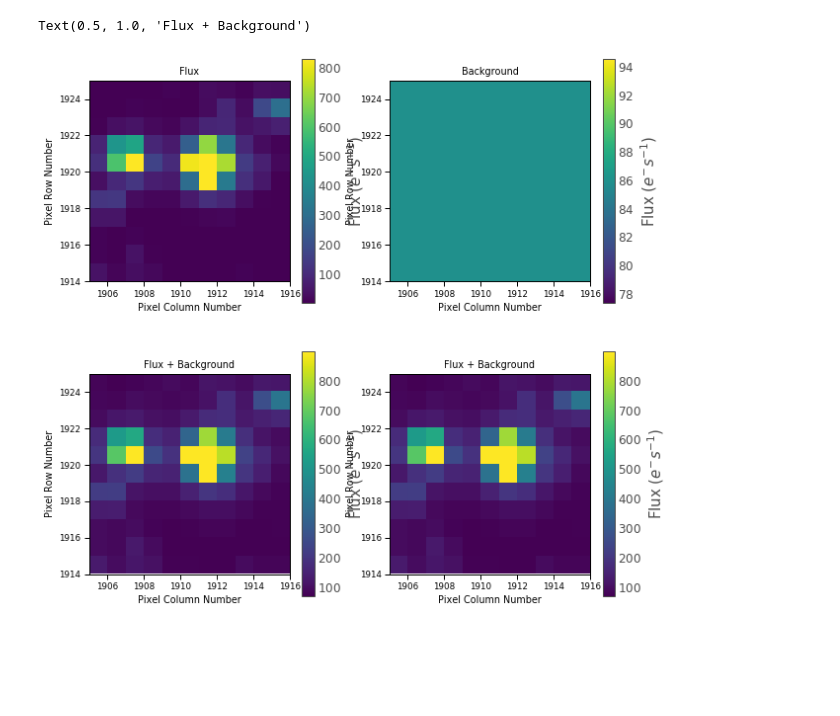
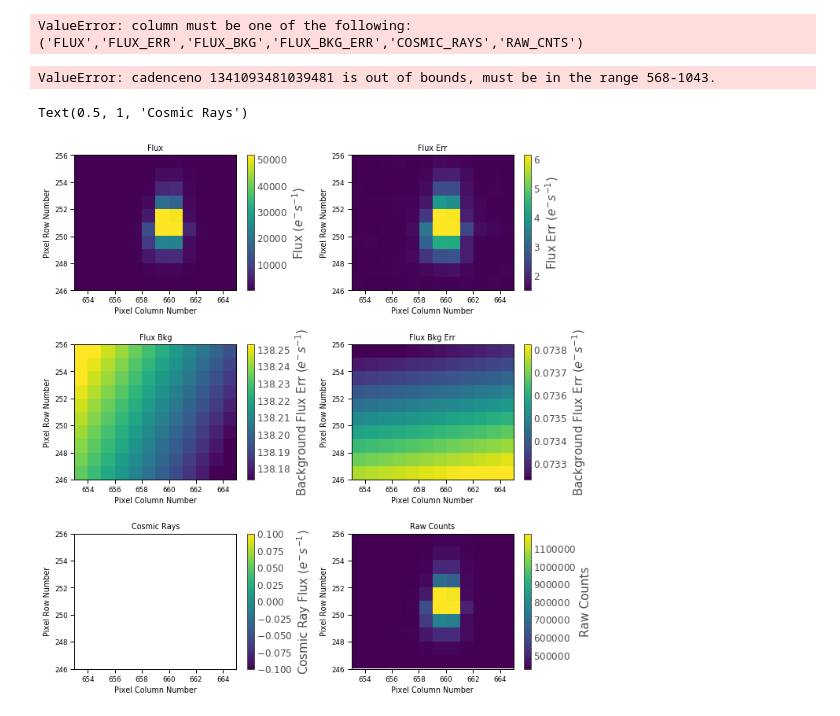
Before and after one commit to ojhall94/keplergohacks, a Jupyter notebook: tpf_change_checks.ipynb, the cells around one changed output. Drawn from its saved outputs; the diff is of its cells as text; code cells hidden in the pictures; blank space fills up the shorter version.

```diff
--- a/tpf_change_checks.ipynb
+++ b/tpf_change_checks.ipynb
@@ -4,20 +4,39 @@ import matplotlib.pyplot as plt
 import seaborn as sns
 sns.set_context('paper')
 # %%
-searchresult = lk.search_targetpixelfile('Kepler-10', mission='TESS')
+searchresult = lk.search_targetpixelfile('Kepler-10', mission='Kepler')
 # %%
 tpf = searchresult.download()
+# %%
+tpf.plot(column='not a column')
+# %% [output]
+ValueError: column must be one of the following: ('FLUX','FLUX_ERR','FLUX_BKG','FLUX_BKG_ERR','COSMIC_RAYS','RAW_CNTS')
+# %%
+tpf.plot(column='FLUX',cadenceno=1341093481039481)
+# %% [output]
+ValueError: cadenceno 1341093481039481 is out of bounds, must be in the range 568-1043.
 # %%
-fig, axess = plt.subplots(2,2, figsize=(10,10))
+fig, axess = plt.subplots(3,2, figsize=(10,10))
 axes = axess.flatten()
-tpf.plot(ax=axes[0])  #Should be image
+tpf.plot(column='FLUX',ax=axes[0])
 axes[0].set_title('Flux')
-tpf.plot(bkg=True, ax= axes[1]) #Should be background
-axes[1].set_title('Background')
-tpf.plot(add_bkg=True, ax= axes[2]) #Should be background + image
-axes[2].set_title('Flux + Background')
-tpf.plot(bkg=True, add_bkg=True, ax= axes[3]) #Should be background + image
-axes[3].set_title('Flux + Background')
+
+tpf.plot(column='FLUX_ERR',ax=axes[1])
+axes[1].set_title('Flux Err')
+
+tpf.plot(column='FLUX_BKG',ax=axes[2])
+axes[2].set_title('Flux Bkg')
+
+tpf.plot(column='FLUX_BKG_ERR',ax=axes[3])
+axes[3].set_title('Flux Bkg Err')
+
+tpf.plot(column='RAW_CNTS',ax=axes[5])
+axes[5].set_title('Raw Counts')
+
+fig.tight_layout()
+
+tpf.plot(column='COSMIC_RAYS',ax=axes[4])
+axes[4].set_title('Cosmic Rays')
 # %% [output]
-Text(0.5, 1.0, 'Flux + Background')
+Text(0.5, 1, 'Cosmic Rays')
-[figure, old version]
+[figure, new version]
```
Also changed, not shown: 1 other file.
